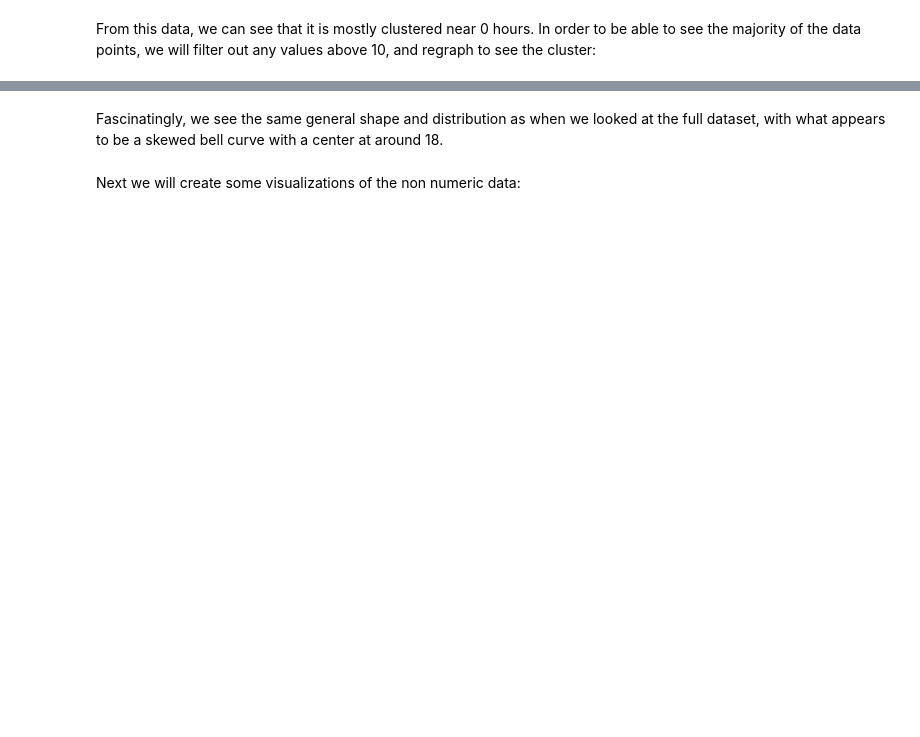
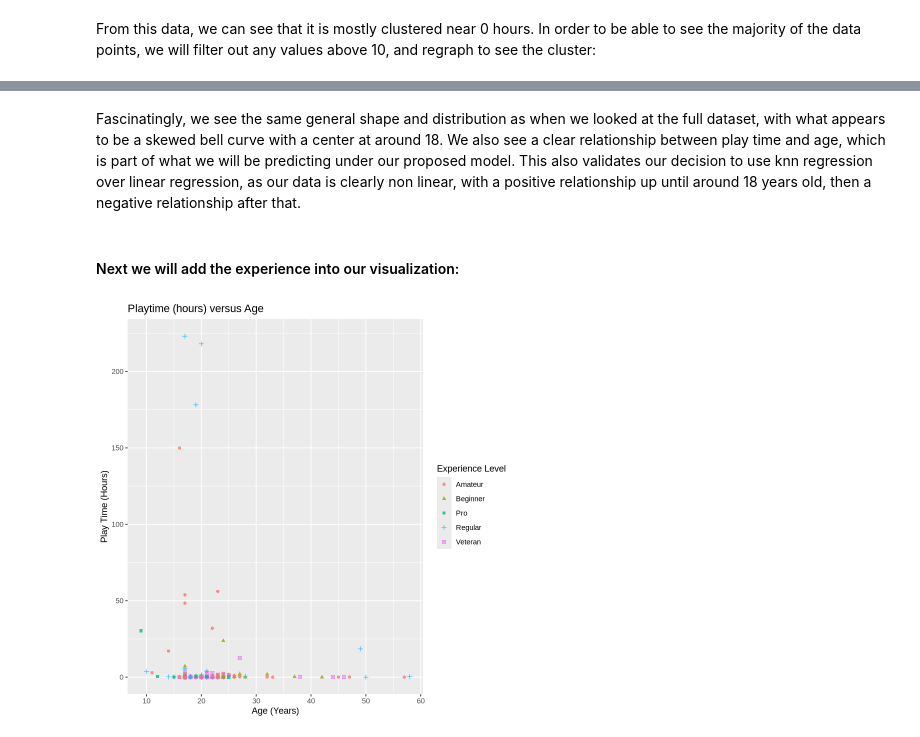
Before and after one commit to Dinglebergle/DSCI100_IndividualPlanningReport, a Jupyter notebook: IndividualReport.ipynb, the cells around one changed output, grey strips where cells are left out. Drawn from its saved outputs; the diff is of its cells as text; code cells hidden in the pictures; blank space fills up the shorter version.

```diff
--- a/IndividualReport.ipynb
+++ b/IndividualReport.ipynb
@@ -119,4 +126,12 @@ play_hours_v_age_zoomed
 # %% [markdown]
-Fascinatingly, we see the same general shape and distribution as when we looked at the full dataset, with what appears to be a skewed bell curve with a center at around 18.
+Fascinatingly, we see the same general shape and distribution as when we looked at the full dataset, with what appears to be a skewed bell curve with a center at around 18. We also see a clear relationship between play time and age, which is part of what we will be predicting under our proposed model. This also validates our decision to use knn regression over linear regression, as our data is clearly non linear, with a positive relationship up until around 18 years old, then a negative relationship after that.
-# %% [markdown]
-Next we will create some visualizations of the non numeric data:
+# %% [markdown]
+#### Next we will add the experience into our visualization:
+# %%
+play_hours_v_age_experience <- cleaned_data |>
+    ggplot(aes(x = age, y = played_hours)) +
+            geom_point(alpha = 0.8, aes(colour = experience, shape = experience)) +
+            labs(title = "Playtime (hours) versus Age", x = "Age (Years)", y = "Play Time (Hours)", colour = "Experience Level", shape ="Experience Level")
+play_hours_v_age_experience
+# %% [output]
+[figure, added]
```
Also changed, not shown: parts of 13 cells of this notebook.
